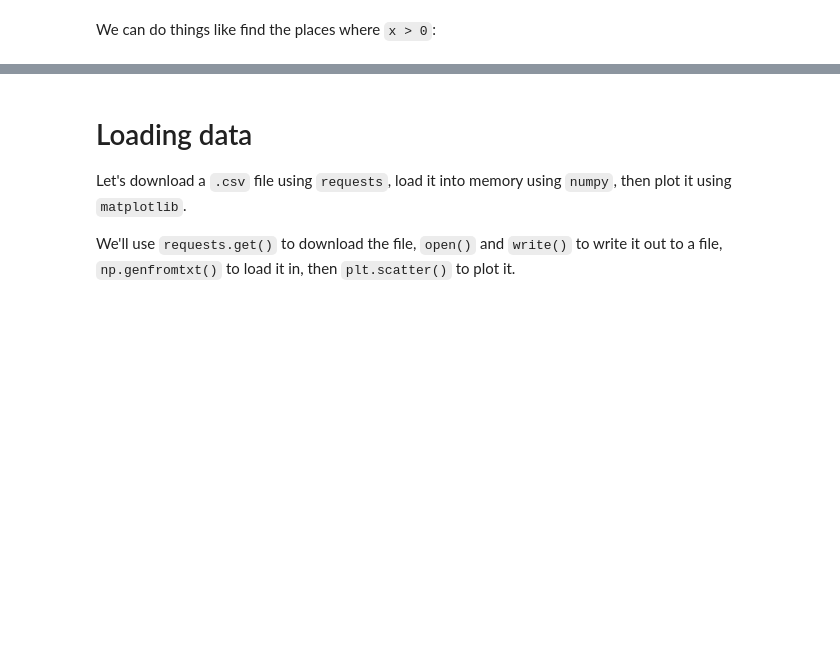
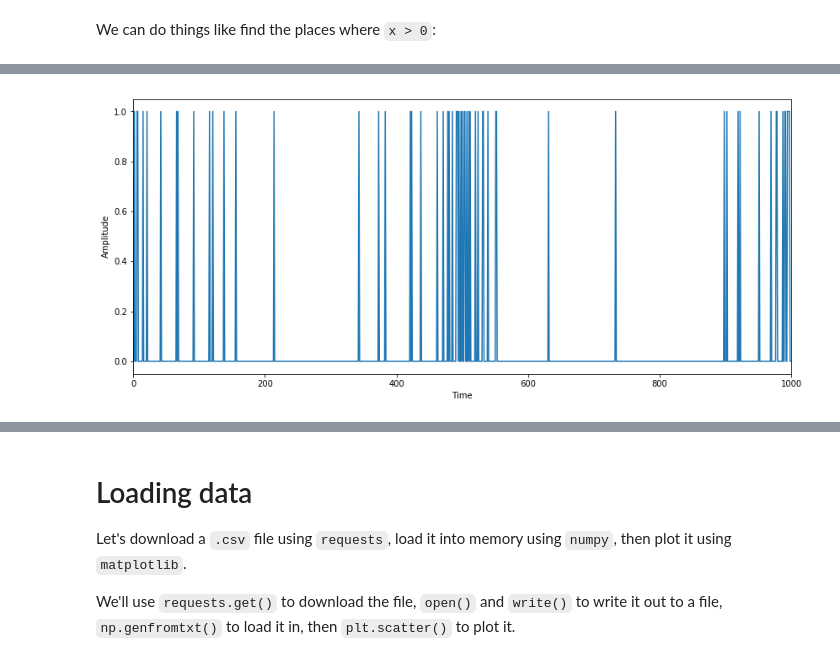
Before and after one commit to staticfloat/PythonCrashCourse, a Jupyter notebook: 8_numpy.ipynb, the cells around one changed output, grey strips where cells are left out. Saved outputs shown, nothing was run; the diff lists cells and outputs as text; code cells hidden in the pictures; blank space fills up the shorter version.

```diff
--- a/8_numpy.ipynb
+++ b/8_numpy.ipynb
@@ -194,0 +211,5 @@ small_idxs = np.where((x > 0) & (x < 0.1))
+# %%
+small_bool_array = (y > 0) & (y < 0.05)
+xplot(small_bool_array)
+# %% [output]
+[figure, added]
```
Also changed, not shown: parts of 36 cells of this notebook, 5 other files.
